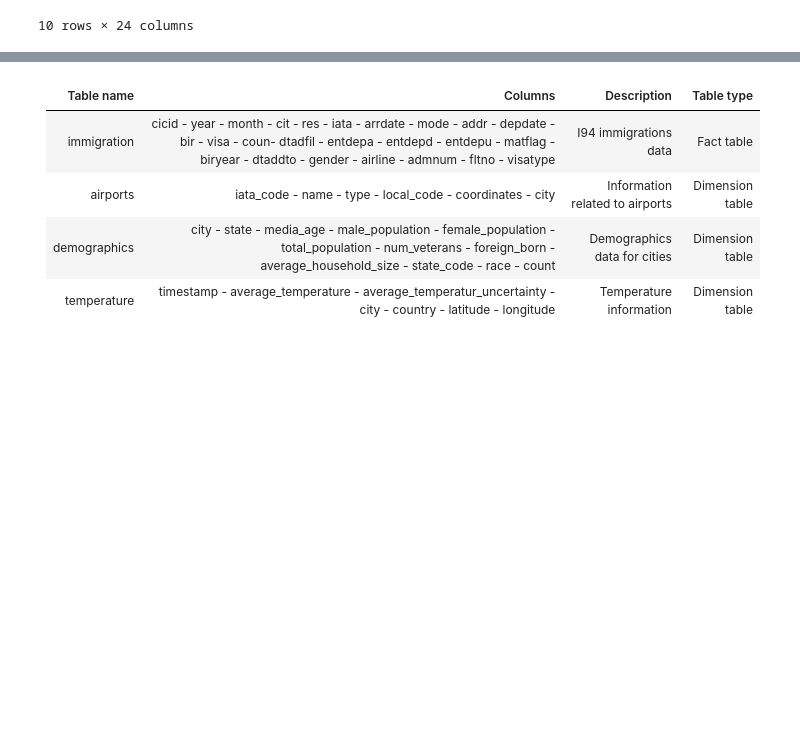
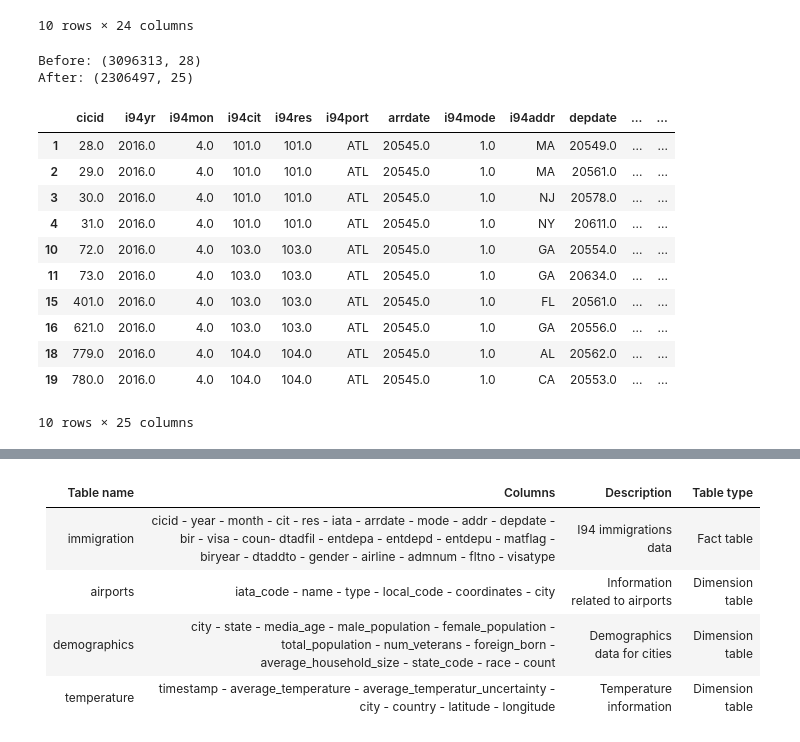
Before and after one commit to m-wallner/Udacity-Data-Engineering-Nanodegree, a Jupyter notebook: 6 Capstone Project/Capstone Project.ipynb, the cells around one changed output, grey strips where cells are left out. Saved outputs shown, nothing was run; the diff lists cells and outputs as text; code cells hidden in the pictures; blank space fills up the shorter version.

```diff
--- a/6 Capstone Project/Capstone Project.ipynb
+++ b/6 Capstone Project/Capstone Project.ipynb
@@ -254,12 +258,16 @@ df_airports_loc.head(10)
 # Immigration data
 print('Before:', df_immigration.shape)
 
-# Remove non-existing airport codes from i94 immigration data
-df_immigration_filtered = df_immigration[df_immigration['i94port'].isin(df_airports_loc['airport_code'])].reset_index(drop=True)
+def filter_immigration_data(df_immigration):
+    # Remove non-existing airport codes from i94 immigration data
+    df_immigration_filtered = df_immigration[df_immigration['i94port'].isin(df_airports_loc['airport_code'])].reset_index(drop=True)
 
-# Drop various cols containing many NaN values, drop rows containing NaN values
-df_immigration_filtered.drop(columns=['insnum', 'entdepu', 'occup', 'visapost'], inplace=True)
-df_immigration_filtered.dropna(inplace=True)
+    # Drop various cols containing many NaN values, drop rows containing NaN values
+    df_immigration_filtered.drop(columns=['insnum', 'entdepu', 'occup', 'visapost'], inplace=True)
+    df_immigration_filtered.dropna(inplace=True)
+    return df_immigration_filtered
+
+df_immigration_filtered = filter_immigration_data(df_immigration)
 
 print('After:', df_immigration_filtered.shape)
 df_immigration_filtered.head(10)
@@ -278,6 +286,41 @@ After: (2306497, 24)
 | 20 | 38.0 | 2016.0 | 4.0 | 101.0 | 101.0 | NYC | 20545.0 | 1.0 | NY | 20575.0 | ... | ... |
 | 21 | 39.0 | 2016.0 | 4.0 | 101.0 | 101.0 | MIA | 20545.0 | 1.0 | FL | 20574.0 | ... | ... |
 10 rows × 24 columns
+# %%
+# Immigration data
+print('Before:', df_immigration.shape)
+
+def filter_immigration_data(df_immigration):
+    # Remove non-existing airport codes from i94 immigration data
+    df_immigration_filtered = df_immigration[df_immigration['i94port'].isin(df_airports_loc['airport_code'])].reset_index(drop=True)
+
+    #df_airports_join = df_airports_filtered.merge(df_airports_loc, left_on = 'iata_code', right_on='airport_code').sort_values('iata_code')
+
+    df_immigration_filtered = df_immigration_filtered.merge(df_airports_loc, left_on='i94port', right_on='airport_code')
+    # Drop various cols containing many NaN values, drop rows containing NaN values
+    df_immigration_filtered.drop(columns=['insnum', 'entdepu', 'occup', 'visapost', 'airport_code', 'airport_state'], inplace=True)
+    df_immigration_filtered.dropna(inplace=True)
+    return df_immigration_filtered
+
+df_immigration_filtered = filter_immigration_data(df_immigration)
+
+print('After:', df_immigration_filtered.shape)
+df_immigration_filtered.head(10)
+# %% [output]
+Before: (3096313, 28)
+After: (2306497, 25)
+|  | cicid | i94yr | i94mon | i94cit | i94res | i94port | arrdate | i94mode | i94addr | depdate | ... | ... |
+| 1 | 28.0 | 2016.0 | 4.0 | 101.0 | 101.0 | ATL | 20545.0 | 1.0 | MA | 20549.0 | ... | ... |
+| 2 | 29.0 | 2016.0 | 4.0 | 101.0 | 101.0 | ATL | 20545.0 | 1.0 | MA | 20561.0 | ... | ... |
+| 3 | 30.0 | 2016.0 | 4.0 | 101.0 | 101.0 | ATL | 20545.0 | 1.0 | NJ | 20578.0 | ... | ... |
+| 4 | 31.0 | 2016.0 | 4.0 | 101.0 | 101.0 | ATL | 20545.0 | 1.0 | NY | 20611.0 | ... | ... |
+| 10 | 72.0 | 2016.0 | 4.0 | 103.0 | 103.0 | ATL | 20545.0 | 1.0 | GA | 20554.0 | ... | ... |
+| 11 | 73.0 | 2016.0 | 4.0 | 103.0 | 103.0 | ATL | 20545.0 | 1.0 | GA | 20634.0 | ... | ... |
+| 15 | 401.0 | 2016.0 | 4.0 | 103.0 | 103.0 | ATL | 20545.0 | 1.0 | FL | 20561.0 | ... | ... |
+| 16 | 621.0 | 2016.0 | 4.0 | 103.0 | 103.0 | ATL | 20545.0 | 1.0 | GA | 20556.0 | ... | ... |
+| 18 | 779.0 | 2016.0 | 4.0 | 104.0 | 104.0 | ATL | 20545.0 | 1.0 | AL | 20562.0 | ... | ... |
+| 19 | 780.0 | 2016.0 | 4.0 | 104.0 | 104.0 | ATL | 20545.0 | 1.0 | CA | 20553.0 | ... | ... |
+10 rows × 25 columns
 # %%
 # Temperature data
 print('Before:', df_temperature.shape)
```
Also changed, not shown: parts of 16 cells of this notebook.
